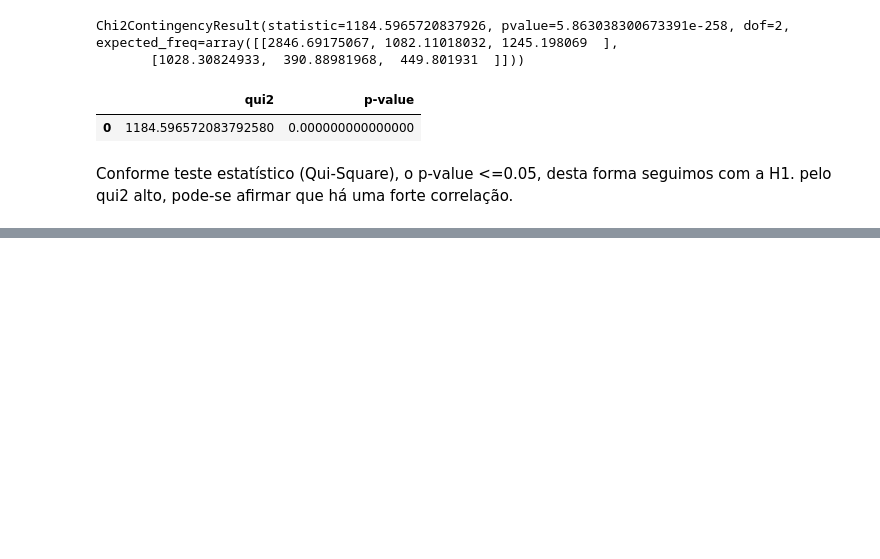
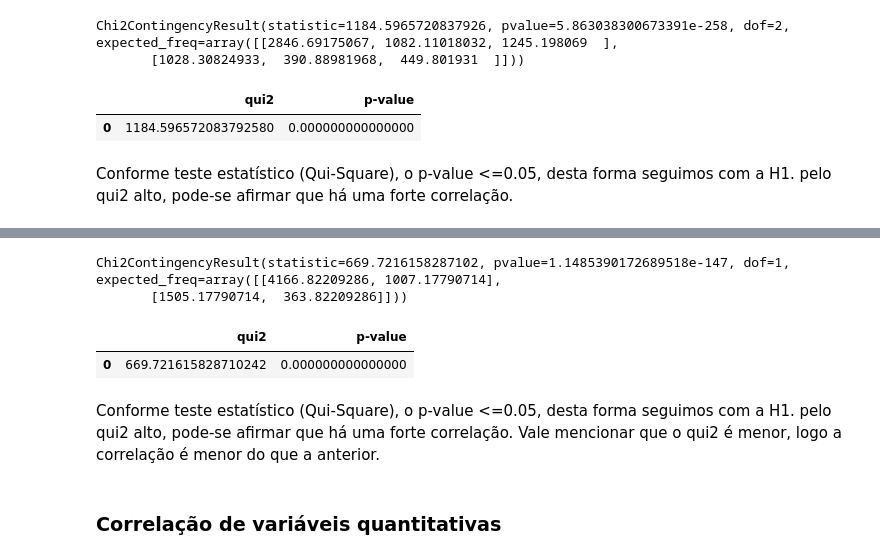
Before and after one commit to mgckaled/ignite-devia-introduction, a Jupyter notebook: ead_churn.ipynb, the cells around one changed output, grey strips where cells are left out. Saved outputs shown, nothing was run; the diff lists cells and outputs as text; code cells hidden in the pictures; blank space fills up the shorter version.

Commit message:
feat: bivariate analysis - qualitative and quantitative variable correlation

```diff
--- a/ead_churn.ipynb
+++ b/ead_churn.ipynb
@@ -696,0 +733,22 @@ Conforme teste estatístico (Qui-Square), o p-value <=0.05, desta forma seguimos
+# %%
+# calcular os scores
+chi_scores_churn_tenure = chi2_contingency(df_crosstab_churn_tenure)
+chi_scores_churn_tenure
+# %% [output]
+Chi2ContingencyResult(statistic=669.7216158287102, pvalue=1.1485390172689518e-147, dof=1, expected_freq=array([[4166.82209286, 1007.17790714],
+       [1505.17790714,  363.82209286]]))
+# %%
+# criar dataframe com os resultados
+scores_churn_tenure = pd.Series(chi_scores_churn_tenure[0])
+pvalues_churn_tenure = pd.Series(chi_scores_churn_tenure[1])
+df_chi_score_churn_tenure = pd.DataFrame(
+    {"qui2": scores_churn_tenure, "p-value": pvalues_churn_tenure}
+)
+df_chi_score_churn_tenure
+# %% [output]
+|  | qui2 | p-value |
+| 0 | 669.721615828710242 | 0.000000000000000 |
+# %% [markdown]
+Conforme teste estatístico (Qui-Square), o p-value <=0.05, desta forma seguimos com a H1. pelo qui2 alto, pode-se afirmar que há uma forte correlação. Vale mencionar que o qui2 é menor, logo a correlação é menor do que a anterior.
+# %% [markdown]
+### Correlação de variáveis quantitativas
```
Also changed, not shown: parts of 7 cells of this notebook, 3 other files.
